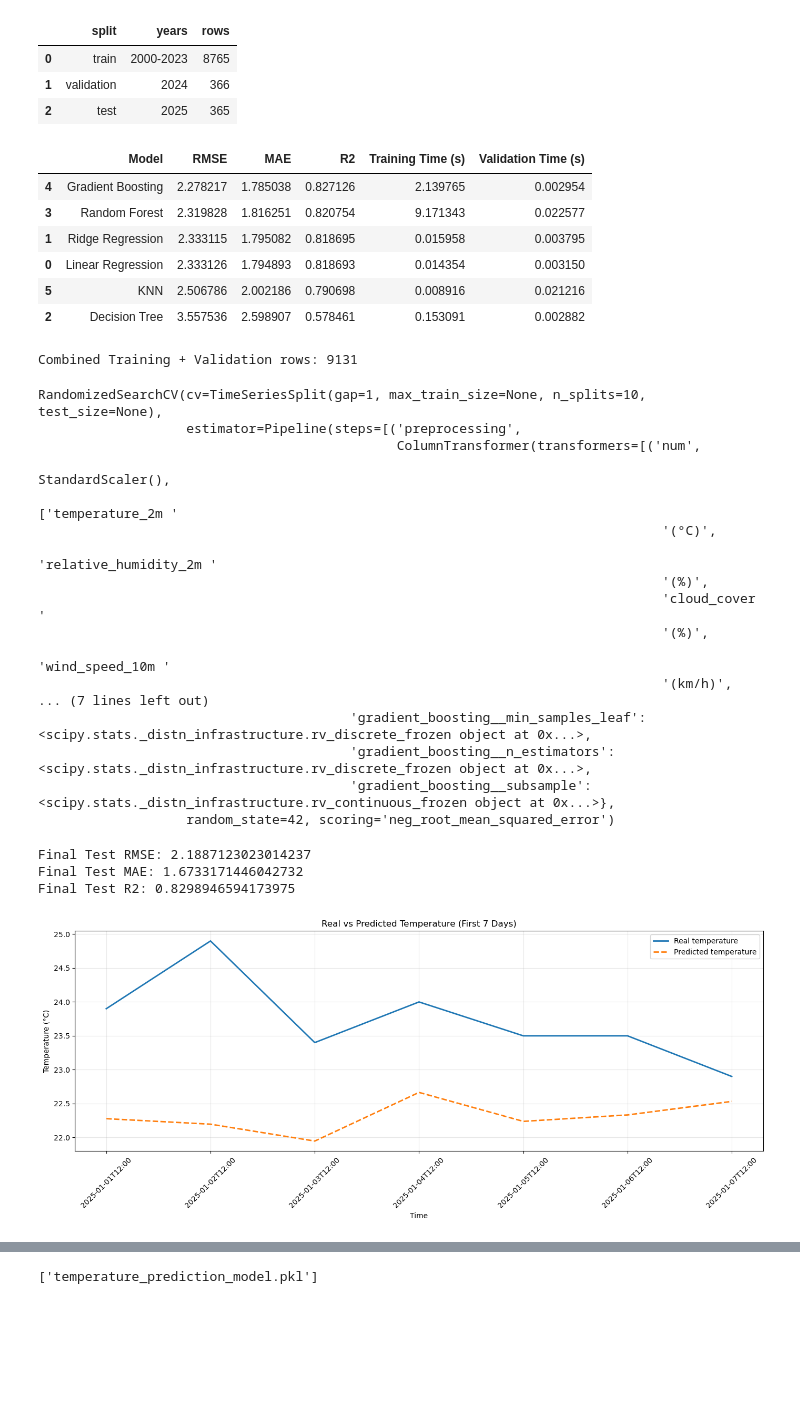
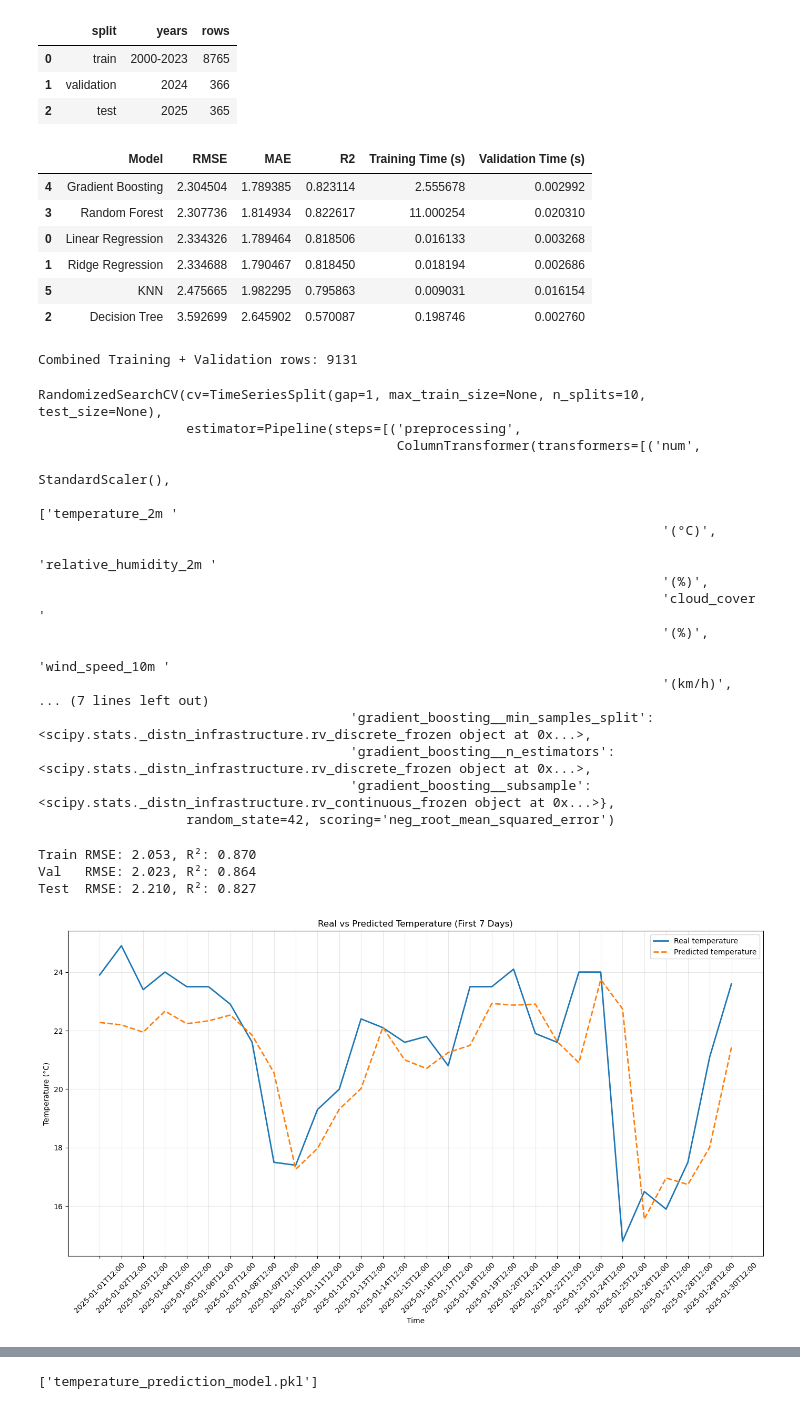
Before and after one commit to NamTe/MLE501_MSA36HN, a Jupyter notebook: temperature_prediction.ipynb, the cells around one changed output, grey strips where cells are left out. Saved outputs shown, nothing was run; the diff lists cells and outputs as text; code cells hidden in the pictures; blank space fills up the shorter version.

Commit message:
Compare Train, Validation, and Test performance

```diff
--- a/temperature_prediction.ipynb
+++ b/temperature_prediction.ipynb
@@ -115,7 +117,8 @@ features = [
     "temp_mean_24h",
     "temp_min_24h",
     "total_rain_24h",
-    "humidity_mean_24h"
+    "humidity_mean_24h",
+    "shortwave_radiation (W/m²)"
 ]
 
 X_train, y_train, X_val, y_val, X_test, y_test = split_train_validation_test(df, features)
@@ -136,10 +139,7 @@ from sklearn.preprocessing import StandardScaler, OneHotEncoder
 from sklearn.compose import ColumnTransformer
 import time
 from sklearn.linear_model import Ridge
-from sklearn.ensemble import ExtraTreesRegressor
-from sklearn.neural_network import MLPRegressor
-from sklearn.ensemble import ExtraTreesRegressor
-from sklearn.neural_network import MLPRegressor
+
 
 
 numeric_features = [f for f in features if f != "season"]
@@ -194,12 +194,12 @@ results_df = pd.DataFrame(results).sort_values("RMSE")
 results_df
 # %% [output]
 |  | Model | RMSE | MAE | R2 | Training Time (s) | Validation Time (s) |
-| 4 | Gradient Boosting | 2.278217 | 1.785038 | 0.827126 | 2.139765 | 0.002954 |
-| 3 | Random Forest | 2.319828 | 1.816251 | 0.820754 | 9.171343 | 0.022577 |
-| 1 | Ridge Regression | 2.333115 | 1.795082 | 0.818695 | 0.015958 | 0.003795 |
-| 0 | Linear Regression | 2.333126 | 1.794893 | 0.818693 | 0.014354 | 0.003150 |
-| 5 | KNN | 2.506786 | 2.002186 | 0.790698 | 0.008916 | 0.021216 |
-| 2 | Decision Tree | 3.557536 | 2.598907 | 0.578461 | 0.153091 | 0.002882 |
+| 4 | Gradient Boosting | 2.304504 | 1.789385 | 0.823114 | 2.555678 | 0.002992 |
+| 3 | Random Forest | 2.307736 | 1.814934 | 0.822617 | 11.000254 | 0.020310 |
+| 0 | Linear Regression | 2.334326 | 1.789464 | 0.818506 | 0.016133 | 0.003268 |
+| 1 | Ridge Regression | 2.334688 | 1.790467 | 0.818450 | 0.018194 | 0.002686 |
+| 5 | KNN | 2.475665 | 1.982295 | 0.795863 | 0.009031 | 0.016154 |
+| 2 | Decision Tree | 3.592699 | 2.645902 | 0.570087 | 0.198746 | 0.002760 |
 # %%
 from sklearn.model_selection import RandomizedSearchCV
 from scipy.stats import randint, uniform
@@ -220,12 +220,13 @@ param_distribs = {
     "gradient_boosting__min_samples_leaf": randint(1, 15),
     "gradient_boosting__subsample": uniform(0.7, 0.3),
     "gradient_boosting__max_features": [None, "sqrt", 0.7, 1.0],
+    "gradient_boosting__min_samples_split": randint(2, 20)
 }
 
 rnd_search = RandomizedSearchCV(
     full_pipeline,
     param_distributions=param_distribs,
-    n_iter=10,
+    n_iter=50,
     cv=tscv,
     scoring='neg_root_mean_squared_error',
     random_state=42,
@@ -254,46 +255,64 @@ RandomizedSearchCV(cv=TimeSeriesSplit(gap=1, max_train_size=None, n_splits=10, t
                                                                                 'wind_speed_10m '
                                                                                 '(km/h)',
 ... (7 lines left out)
-                                        'gradient_boosting__min_samples_leaf': <scipy.stats._distn_infrastructure.rv_discrete_frozen object at 0x...>,
+                                        'gradient_boosting__min_samples_split': <scipy.stats._distn_infrastructure.rv_discrete_frozen object at 0x...>,
                                         'gradient_boosting__n_estimators': <scipy.stats._distn_infrastructure.rv_discrete_frozen object at 0x...>,
                                         'gradient_boosting__subsample': <scipy.stats._distn_infrastructure.rv_continuous_frozen object at 0x...>},
                    random_state=42, scoring='neg_root_mean_squared_error')
 # %%
 tuned_model = rnd_search.best_estimator_
-tuned_pred = tuned_model.predict(X_test)
 
-print("Final Test RMSE:", np.sqrt(mean_squared_error(y_test, tuned_pred)))
-print("Final Test MAE:", mean_absolute_error(y_test, tuned_pred))
-print("Final Test R2:", r2_score(y_test, tuned_pred))
+# Train
+train_pred = tuned_model.predict(X_train)
+
+# Validation
+val_pred = tuned_model.predict(X_val)
+
+# Test
+test_pred = tuned_model.predict(X_test)
+
+def evaluate(y_true, y_pred):
+    mae = mean_absolute_error(y_true, y_pred)
+    rmse = np.sqrt(mean_squared_error(y_true, y_pred))
+    r2 = r2_score(y_true, y_pred)
+    return mae, rmse, r2
+
+train_mae, train_rmse, train_r2 = evaluate(y_train, train_pred)
+val_mae, val_rmse, val_r2 = evaluate(y_val, val_pred)
+test_mae, test_rmse, test_r2 = evaluate(y_test, test_pred)
+
+print(f"Train RMSE: {train_rmse:.3f}, R²: {train_r2:.3f}")
+print(f"Val   RMSE: {val_rmse:.3f}, R²: {val_r2:.3f}")
+print(f"Test  RMSE: {test_rmse:.3f}, R²: {test_r2:.3f}")
 # %% [output]
-Final Test RMSE: 2.1887123023014237
-Final Test MAE: 1.6733171446042732
-Final Test R2: 0.8298946594173975
+Train RMSE: 2.053, R²: 0.870
+Val   RMSE: 2.023, R²: 0.864
+Test  RMSE: 2.210, R²: 0.827
 # %%
 import matplotlib.pyplot as plt
 
 comparison_df = pd.DataFrame({
     "time": df.loc[y_test.index, "time"],
     "real_temperature": y_test.values,
     "predicted_temperature": tuned_pred,
 })
 
 # FIX: Slice exactly at head(7) to properly match the weekly comment window
-plot_df = comparison_df.head(7)
+plot_df = comparison_df.head(30)
 
-plt.figure(figsize=(14, 6))
+plt.figure(figsize=(14, 8))
 plt.plot(plot_df["time"], plot_df["real_temperature"], label="Real temperature", linewidth=2)
 plt.plot(plot_df["time"], plot_df["predicted_temperature"], label="Predicted temperature", linewidth=2, linestyle="--")
 plt.title("Real vs Predicted Temperature (First 7 Days)")
 plt.xlabel("Time")
 plt.ylabel("Temperature (°C)")
 plt.legend()
 plt.grid(True, alpha=0.3)
 plt.xticks(rotation=45)
 plt.tight_layout()
 plt.show()
 # %% [output]
-[figure, old version]
+[figure, new version]
 # %%
 importances = tuned_model.named_steps["gradient_boosting"].feature_importances_
 feature_names = tuned_model.named_steps["preprocessing"].get_feature_names_out()
```
Also changed, not shown: parts of 3 cells of this notebook, 1 other file.
